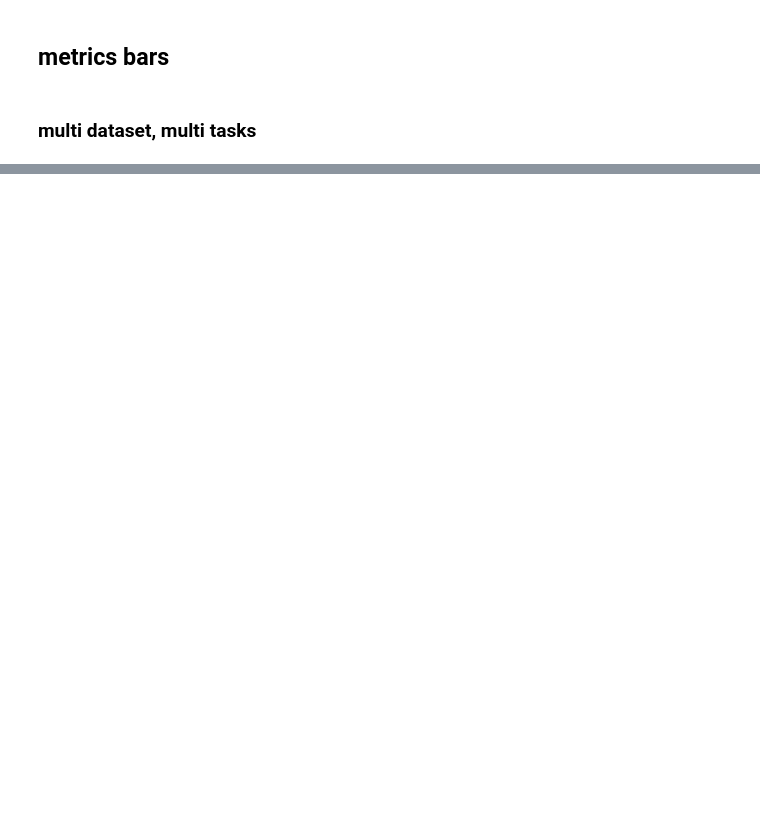
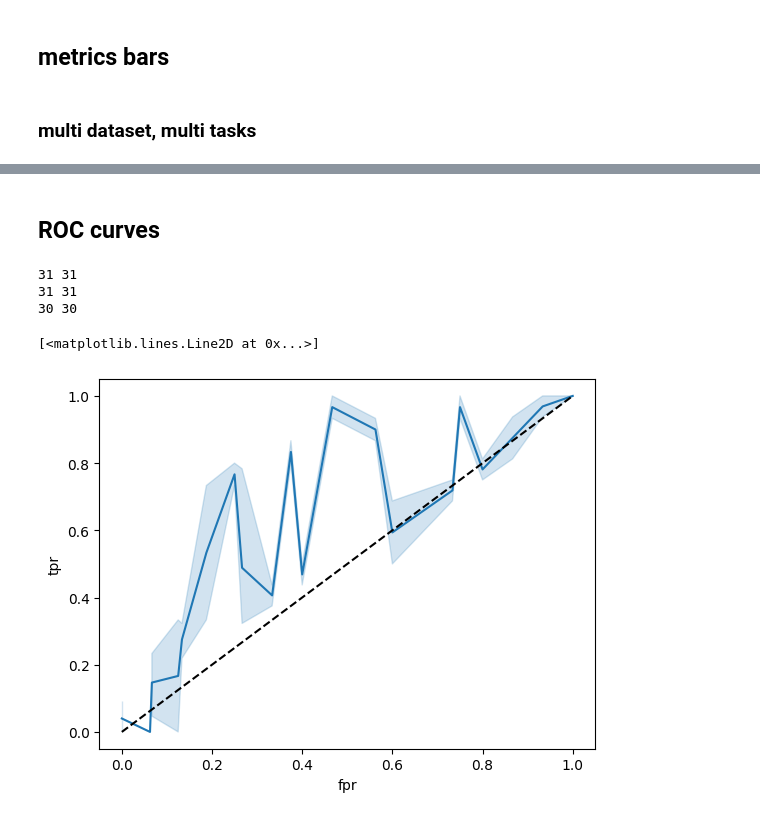
Before and after one commit to bguetarni/3DCT-VFM-benchmark, a Jupyter notebook: experiments.ipynb, the cells around one changed output, grey strips where cells are left out. Cells and saved outputs as stored; diff of their text form; code cells hidden in the pictures; blank space fills up the shorter version.

```diff
--- a/experiments.ipynb
+++ b/experiments.ipynb
@@ -1568,11 +1728,11 @@ from matplotlib.patches import Patch
 dff = df.copy()
 
 # 1. Prepare helper columns
-dff['model_rank'] = dff.groupby(['task', 'dataset', 'modality', 'classifier', 'metric', 'kfold'])['name'].rank(method='dense').astype(int)
-dff['plot_group'] = dff['classifier'] + "_idx_" + dff['model_rank'].astype(str)
+dff['model_rank'] = dff.groupby(['task', 'dataset', 'modality', 'backbone', 'metric', 'kfold'])['name'].rank(method='dense').astype(int)
+dff['plot_group'] = dff['backbone'] + "_idx_" + dff['model_rank'].astype(str)
 
 # 2. Setup palette
-unique_classifiers = dff['classifier'].unique()
+unique_classifiers = dff['backbone'].unique()
 colors = sns.color_palette("Set1", n_colors=len(unique_classifiers))
 clf_to_color = dict(zip(unique_classifiers, colors))
 plot_palette = {pg: clf_to_color[pg.split('_idx_')[0]] for pg in dff['plot_group'].unique()}
@@ -1623,7 +1783,7 @@ for metric in metrics:
     g.set(ylim=(0, 1.05))
 
     legend_elements = [Patch(facecolor=color, label=clf) for clf, color in clf_to_color.items()]
-    g.fig.legend(handles=legend_elements, title="Classifier", loc='center right', bbox_to_anchor=(1.12, 0.5))
+    g.fig.legend(handles=legend_elements, title="backbone", loc='center right', bbox_to_anchor=(1.12, 0.5))
 
     plt.tight_layout()
     plt.show()
@@ -1629,0 +2133,46 @@ for metric in metrics:
+# %% [markdown]
+## ROC curves
+# %%
+import os
+import json
+from sklearn.metrics import roc_curve
+
+for model_path in glob.glob(r"C:\Users\bilel.guetarni\Desktop\workspace\SEQ-RT\experiments\078\perky-russet-hyrax-of-music"):
+
+model_path = r"C:\Users\bilel.guetarni\Desktop\workspace\SEQ-RT\experiments\078\perky-russet-hyrax-of-music"
+
+
+# get step with lowest validation loss
+metrics = pandas.read_csv(os.path.join(model_path, "metrics.csv")).drop(columns="Unnamed: 0")
+valid_metrics = metrics[(metrics["split"] == "valid") & (metrics["metric"] == "log_loss")]
+mean = valid_metrics.groupby(["split", "metric", "run", "step"])["value"].mean().reset_index()
+steps = {run: mean[mean["run"] == run].sort_values(by="value", axis=0, ascending=True, ignore_index=True).loc[0]["step"] for run in mean["run"].unique()}
+
+with open(os.path.join(model_path, "test_pred_proba.json"), "r") as f:
+    ytrue_pred = json.load(f)
+
+df = []
+for fold, values in ytrue_pred.items():
+    # list of steps as integers
+    step_list = [int(i["step"]) for i in values]
+    # select values at step corresponding to fold
+    values = values[step_list.index(steps[int(fold)])]
+
+    # get y_true and y_pred_proba
+    y_true = values["y_true"]
+    y_pred_proba = values["y_pred_proba"]
+
+    print(len(y_true), len(y_pred_proba))
+    for fpr, tpr, _ in zip(*roc_curve(y_true, y_pred_proba)):
+        df.append({"fpr": fpr, "tpr": tpr, "fold": fold})
+# %% [output]
+31 31
+31 31
+30 30
+# %%
+import matplotlib.pyplot as plt
+sns.lineplot(data=pandas.DataFrame(df), x="fpr", y="tpr")
+plt.plot([0, 1], [0, 1], color="black", linestyle="--")
+# %% [output]
+[<matplotlib.lines.Line2D at 0x...>]
+[figure, added]
```
Also changed, not shown: parts of 13 cells of this notebook, 1 other file.
